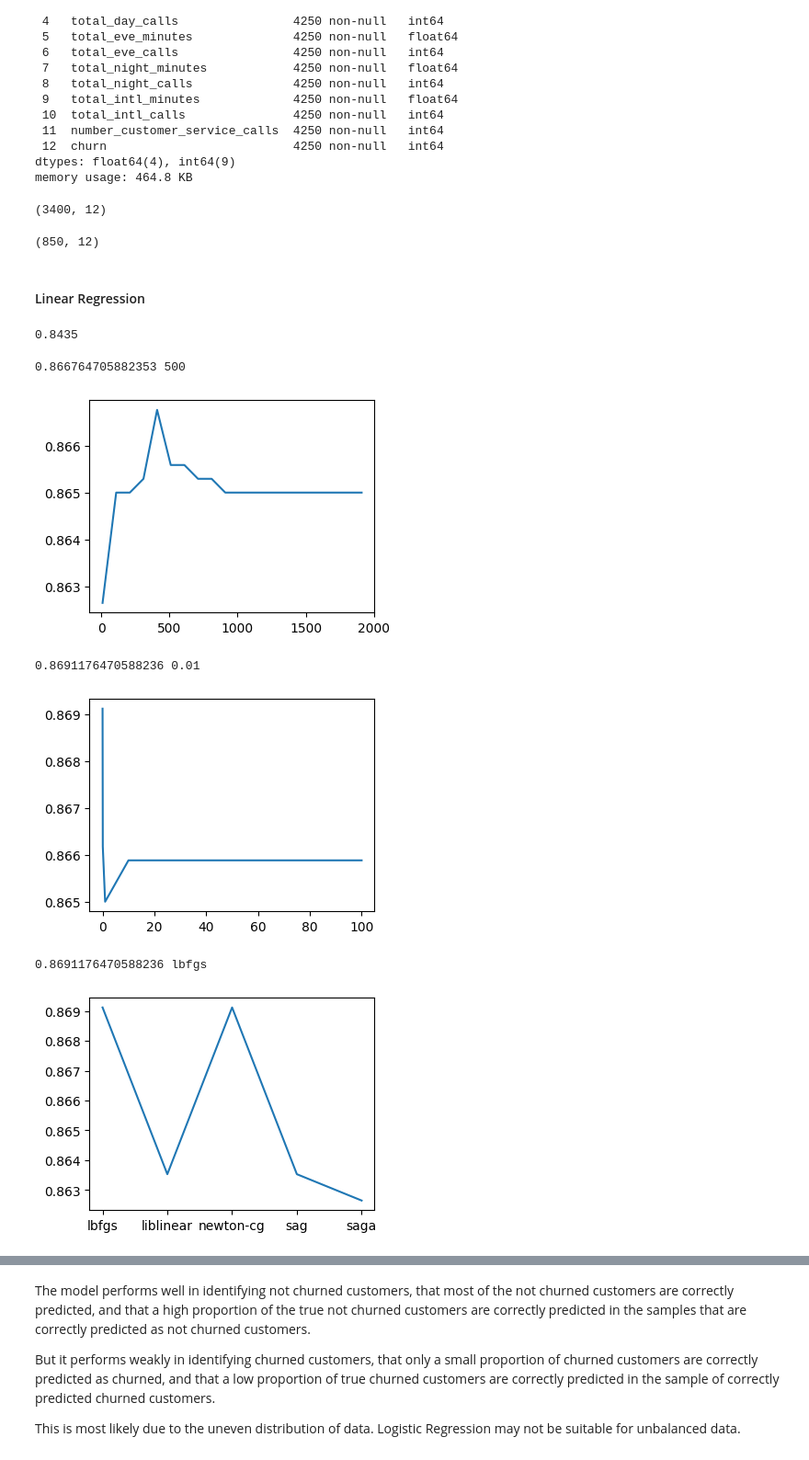
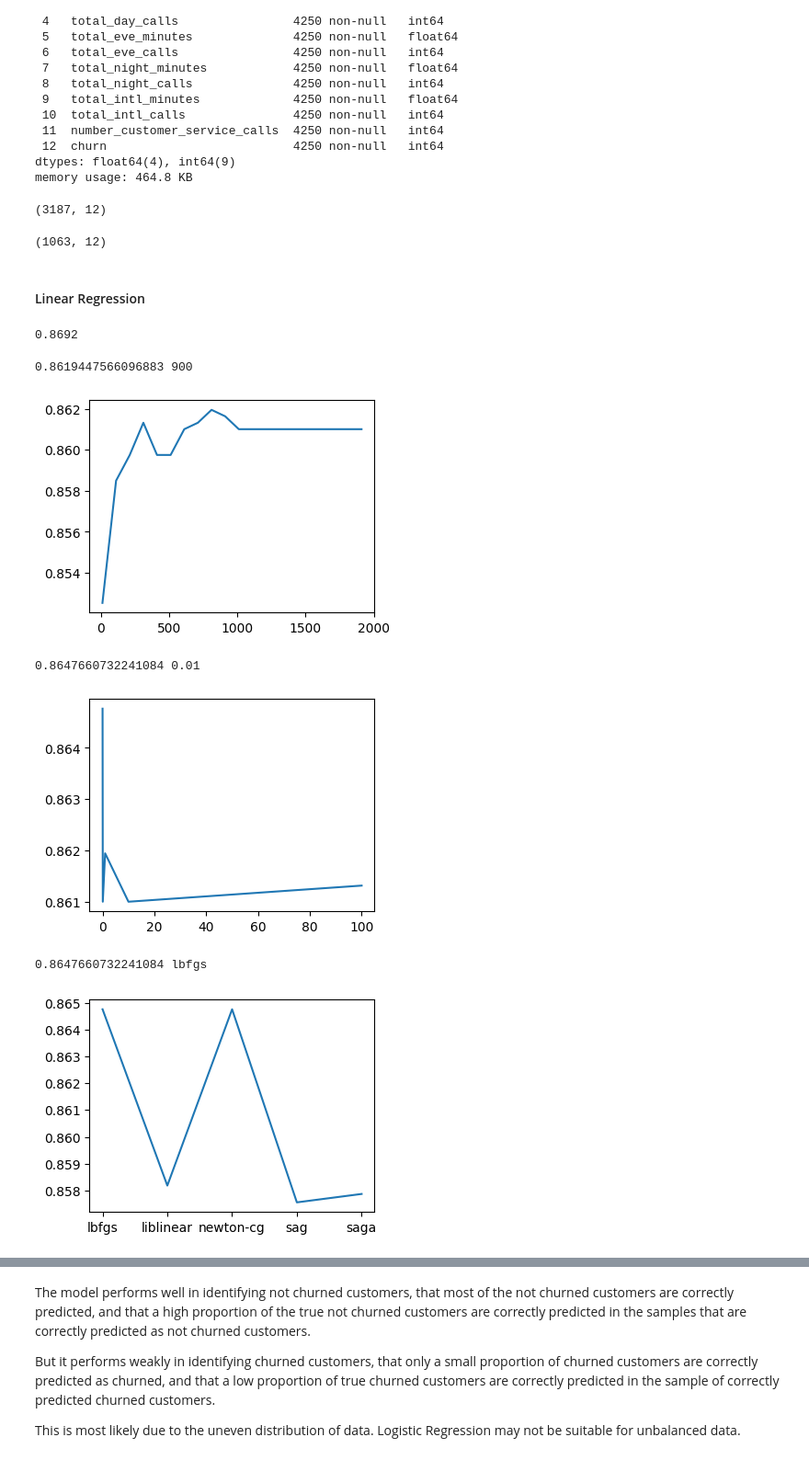
Before and after one commit to Fine2Gitup/Data-Mining, a Jupyter notebook: Prediction.ipynb, the cells around one changed output, grey strips where cells are left out. Shown at 92% size. Cells and saved outputs as stored; diff of their text form; code cells hidden in the pictures.

```diff
--- a/Prediction.ipynb
+++ b/Prediction.ipynb
@@ -40,15 +40,15 @@ memory usage: 464.8 KB
 X=data.drop('churn',axis=1)
 y=data.churn
 # %%
-X_train, X_test, y_train, y_test = train_test_split(X, y, test_size=0.2, random_state=42)
+X_train, X_test, y_train, y_test = train_test_split(X, y, test_size=0.25, random_state=0)
 # %%
 X_train.shape
 # %% [output]
-(3400, 12)
+(3187, 12)
 # %%
 X_test.shape
 # %% [output]
-(850, 12)
+(1063, 12)
 # %% [markdown]
 #### Linear Regression
 # %%
@@ -56,7 +56,7 @@ LR = LogisticRegression().fit(X_train,y_train)
 # %%
 round(LR.score(X_test,y_test),4)
 # %% [output]
-0.8435
+0.8692
 # %%
 score = []
 for i in range(100,2001,100):
@@ -68,12 +68,12 @@ plt.figure(figsize=(4,3))
 plt.plot(range(10,2001,100),score)
 plt.show()
 # %% [output]
-0.866764705882353 500
+0.8619447566096883 900
-[figure, old version]
+[figure, new version]
 # %%
 score_2 = []
 for i in [0.01, 0.1, 1, 10, 100]:
-    lr = LogisticRegression(max_iter=1700,C=i, random_state=0)
+    lr = LogisticRegression(max_iter=900,C=i, random_state=0)
     score_ = cross_val_score(lr,X_train,y_train,cv=10).mean()
     score_2.append(score_)
 print(max(score_2), [0.01, 0.1, 1, 10, 100][np.argmax(score_2)])
@@ -81,19 +81,19 @@ plt.figure(figsize=(4,3))
 plt.plot([0.01, 0.1, 1, 10, 100],score_2)
 plt.show()
 # %% [output]
-0.8691176470588236 0.01
+0.8647660732241084 0.01
-[figure, old version]
+[figure, new version]
 # %%
 score_3 = []
 for i in  ['lbfgs', 'liblinear', 'newton-cg', 'sag', 'saga']:
-    lr = LogisticRegression(max_iter=1700,C=0.01, solver=i, random_state=0)
+    lr = LogisticRegression(max_iter=900,C=0.01, solver=i, random_state=0)
     score_ = cross_val_score(lr,X_train,y_train,cv=10).mean()
     score_3.append(score_)
 print(max(score_3),  ['lbfgs', 'liblinear', 'newton-cg', 'sag', 'saga'][np.argmax(score_3)])
 plt.figure(figsize=(4,3))
 plt.plot( ['lbfgs', 'liblinear', 'newton-cg', 'sag', 'saga'],score_3)
 plt.show()
 # %% [output]
-0.8691176470588236 lbfgs
+0.8647660732241084 lbfgs
-[figure, old version]
+[figure, new version]
 # %%
```
Also changed, not shown: parts of 31 cells of this notebook, 3 other files.
